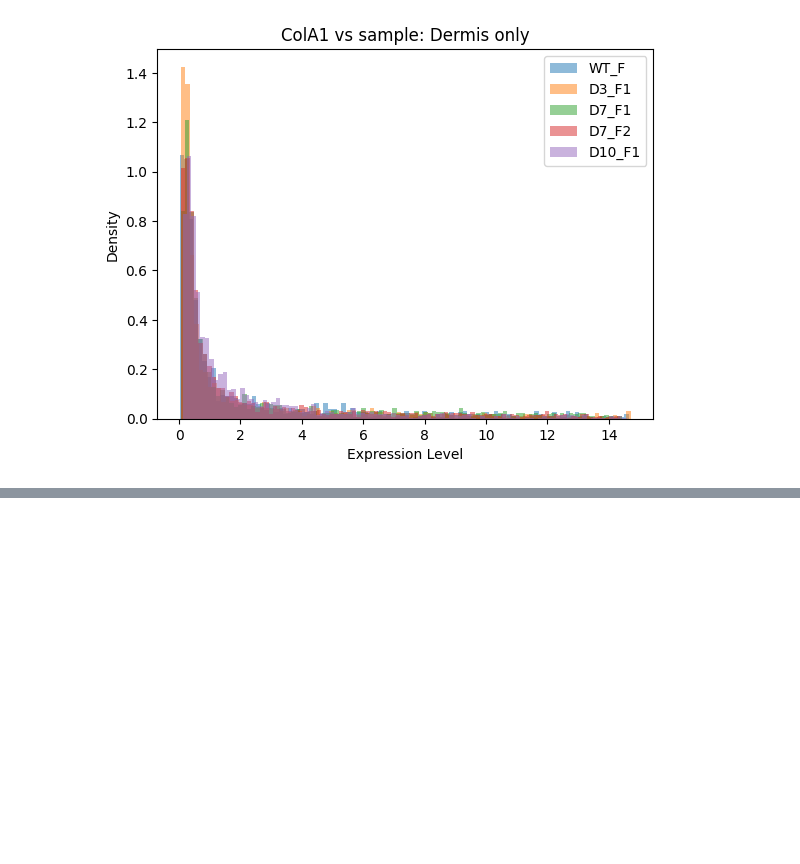
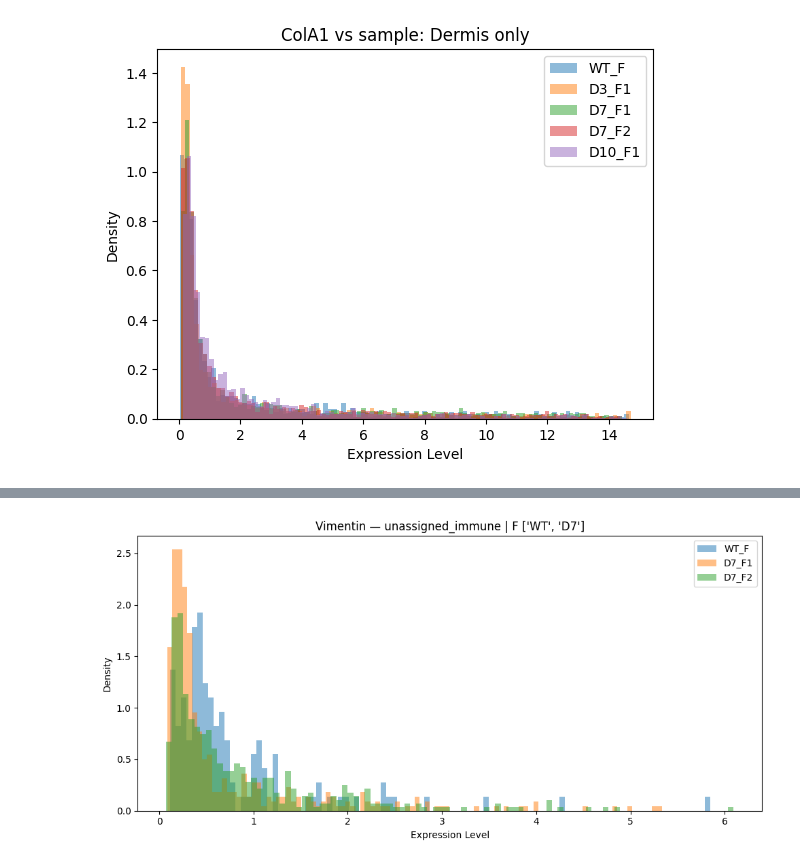
Before and after one commit to DominicBuxton/iMSC_Xenium_Phenocycler_Analysis, a Jupyter notebook: SpatialData_Analysis/phenocycler_analysis.ipynb, the cells around one changed output, grey strips where cells are left out. Cells and saved outputs as stored; diff of their text form; code cells hidden in the pictures; blank space fills up the shorter version.

```diff
--- a/SpatialData_Analysis/phenocycler_analysis.ipynb
+++ b/SpatialData_Analysis/phenocycler_analysis.ipynb
@@ -1243,0 +1276,35 @@ for marker in ['CD44', 'Vimentin', 'ColA1']:
+# %%
+#overlay histogram of marker expression from specified sex/times
+def marker_hist_per_celltype(adata, marker, celltype, sex, timepoints=None):
+    data = adata.obs.copy()
+    data[marker] = adata.to_df()[marker]
+
+    data = data[data['celltype_assignments'] == celltype]
+
+    # sex is required — must be present in sample name
+    data = data[data['sample'].str.contains(sex)]
+
+    # timepoints are optional — at least one must match (OR logic)
+    if timepoints is not None:
+        timepoints = [timepoints] if isinstance(timepoints, str) else timepoints
+        mask = data['sample'].apply(lambda s: any(t in s for t in timepoints))
+        data = data[mask]
+
+    samples = data['sample'].unique()
+
+    plt.figure(figsize=(10, 5))
+    for sample in samples:
+        sample_data = data[data['sample'] == sample][marker].dropna()
+        plt.hist(sample_data, bins=100, alpha=0.5, label=sample, density=True)
+
+    plt.legend(loc='upper right')
+    plt.title(f'{marker} — {celltype} | {sex}' + (f' {timepoints}' if timepoints else ''))
+    plt.xlabel('Expression Level')
+    plt.ylabel('Density')
+    plt.tight_layout()
+    plt.show()
+
+# female samples from D3 or D7 only
+marker_hist_per_celltype(adata, 'Vimentin', 'unassigned_immune', sex='F', timepoints=['WT', 'D7'])
+# %% [output]
+[figure, added]
```
Also changed, not shown: parts of 5 cells of this notebook.
